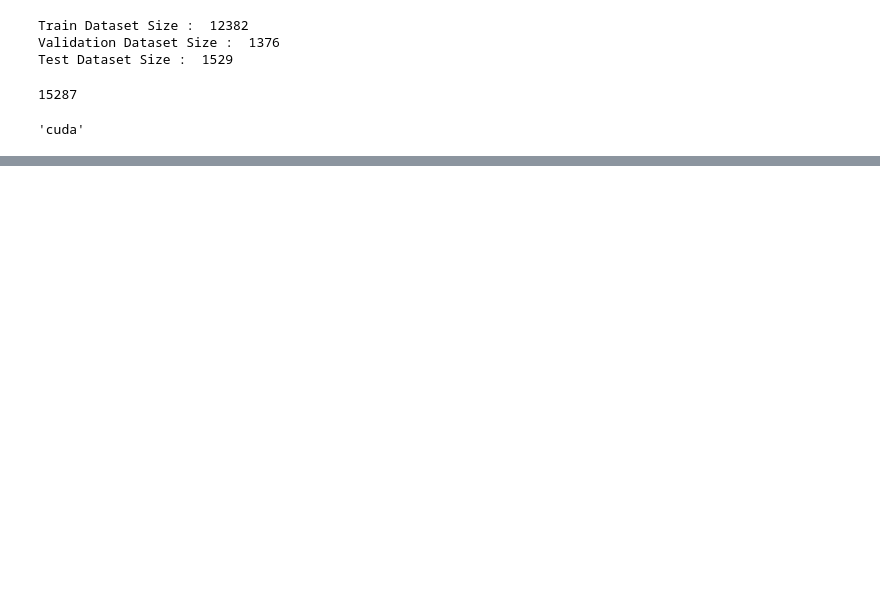
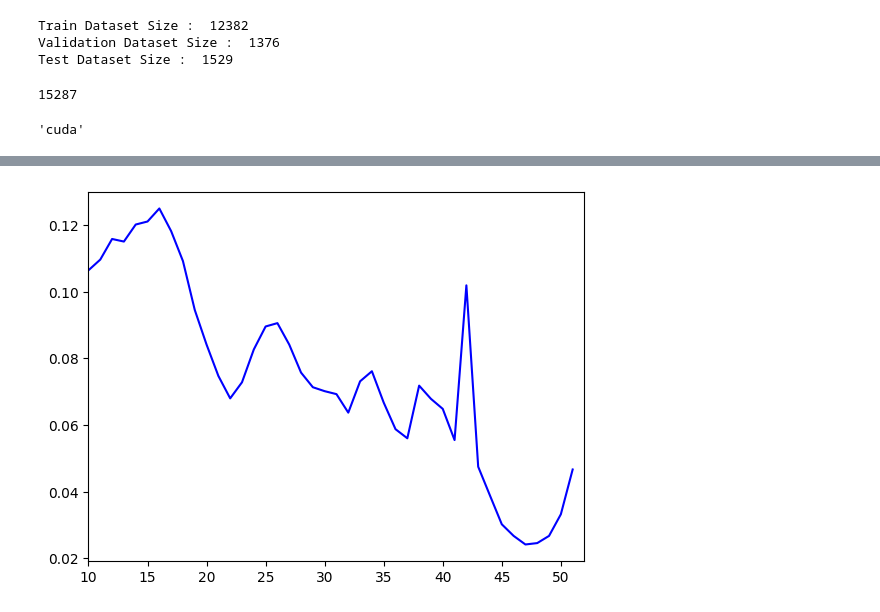
Before and after one commit to chaejin98330/AIP2023Spring_Team6, a Jupyter notebook: suho/train_base_mlp_output.ipynb, the cells around one changed output, grey strips where cells are left out. Saved outputs shown, nothing was run; the diff lists cells and outputs as text; code cells hidden in the pictures; blank space fills up the shorter version.

```diff
--- a/suho/train_base_mlp_output.ipynb
+++ b/suho/train_base_mlp_output.ipynb
@@ -631,0 +642,4 @@ Test MSE :  1.6091581583023071
+# %%
+loss_plot(model_base.train_loss[10:], x_axis=[10, len(model_base.valid_loss)])
+# %% [output]
+[figure, added]
```
Also changed, not shown: parts of 6 cells of this notebook.
